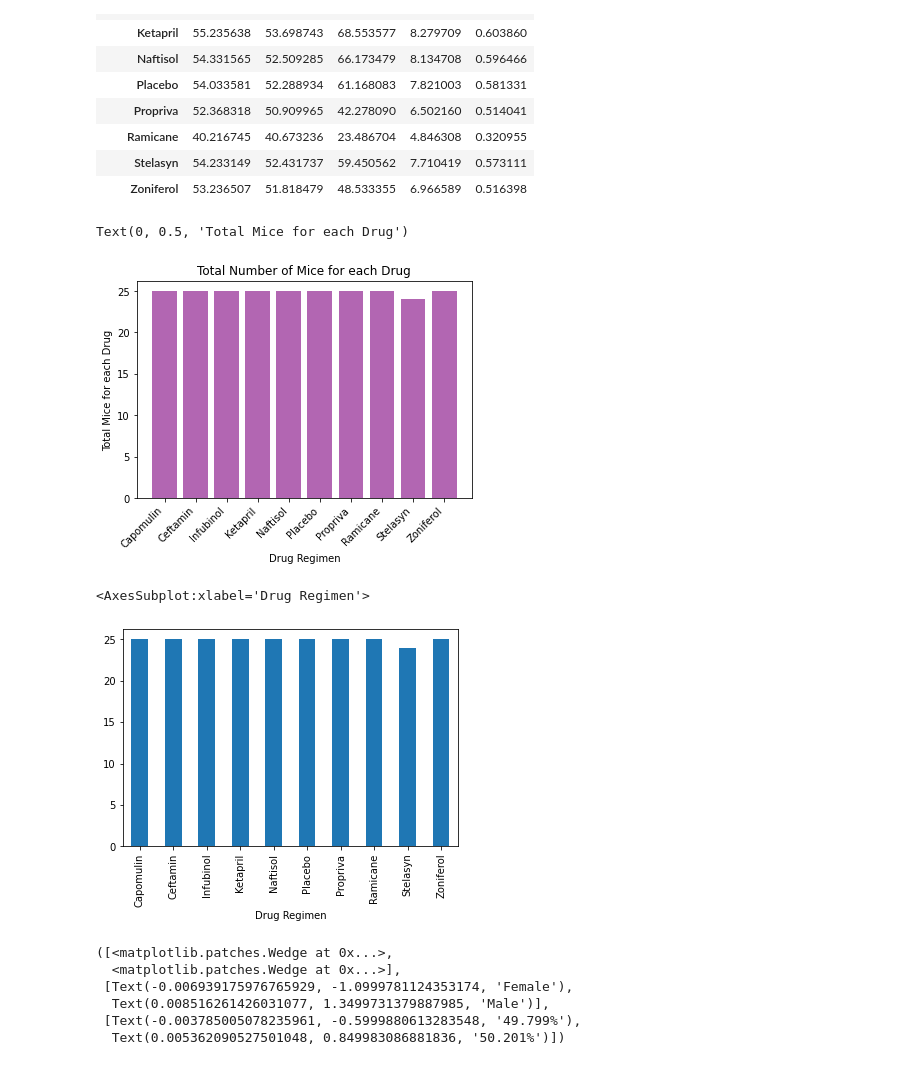
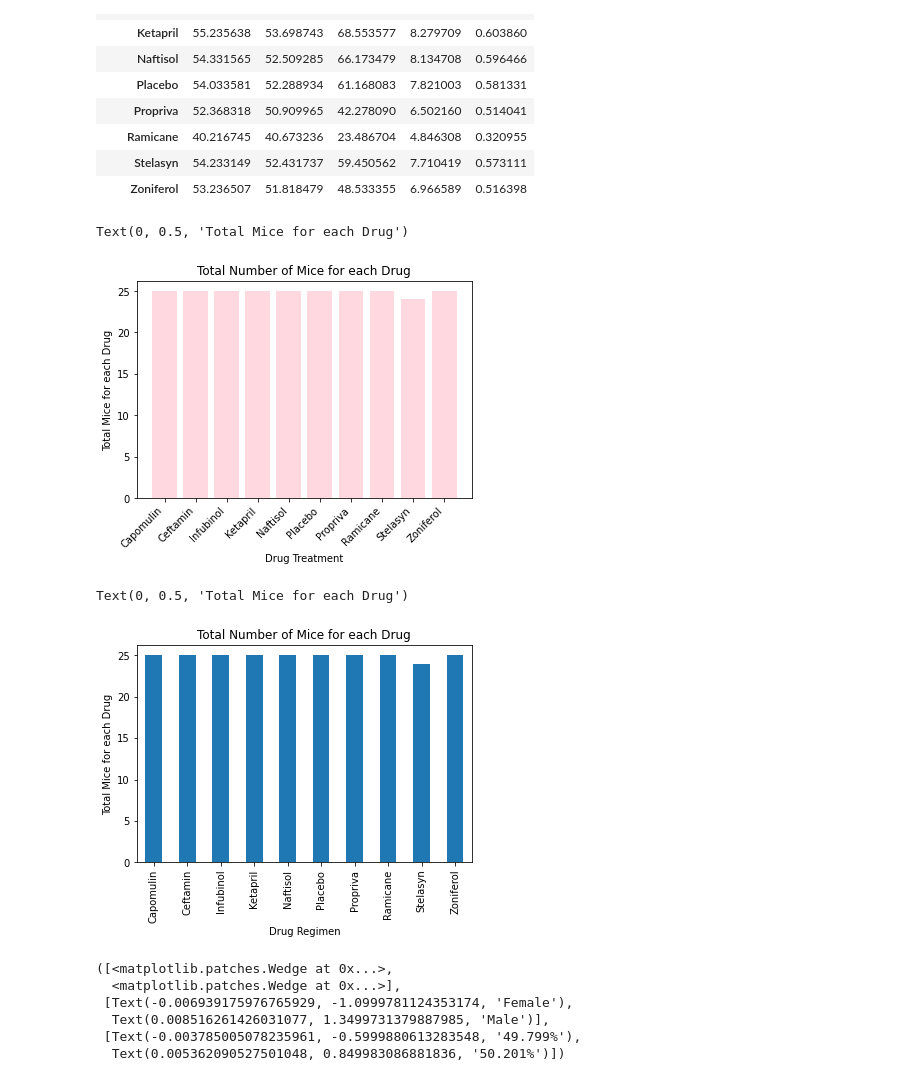
Before and after one commit to Geogith/Anti-Cancer-Skin-Treatment-Study, a Jupyter notebook: mice_study/Pymaceut.ipynb, the cells around one changed output. Cells and saved outputs as stored; diff of their text form; code cells hidden in the pictures.

Commit message:
Final Copy of Homework 5 completed

```diff
--- a/mice_study/Pymaceut.ipynb
+++ b/mice_study/Pymaceut.ipynb
@@ -97,46 +98,29 @@ df.groupby("Drug Regimen")["Tumor Volume (mm3)"].aggregate(["mean", "median", "v
 | Stelasyn | 54.233149 | 52.431737 | 59.450562 | 7.710419 | 0.573111 |
 | Zoniferol | 53.236507 | 51.818479 | 48.533355 | 6.966589 | 0.516398 |
 # %%
-# 3. Create a bar plot using Matplotlib' pyplot that shows the number of total mice for each treatment regimen
+# 3. Create a bar plot using Matplotlib's pyplot that shows the number of total mice for each treatment regimen
 #    throughout the course of study.
-# Matplotlib.pyplot.bar:
-# x_axis = np.arange(len(total_mice))
-# df.total_mice = np.arange(len("Mouse ID"))
 
-# df.groupby("Mouse ID").nunique().count()
-# df = combine_mouse_study.copy()
-# treatment = ["Capomulin", "Ceftamin", "Infubinol", "Ketapril", "Naftisol", "Placebo", "Propriva", "Ramicane", "Stelasyn", "Zoniferol"]
-# total_mice = ["Mouse ID"]
-
-
-x_axis = ["Capomulin", "Ceftamin", "Infubinol", "Ketapril", "Naftisol", "Placebo", "Propriva", "Ramicane", "Stelasyn", "Zoniferol"]
+x_axis = ["Capomulin", "Ceftamin", "Infubinol", "Ketapril", "Naftisol", "Placebo", "Propriva", "Ramicane", \
+          "Stelasyn", "Zoniferol"]
 dfplot = df.groupby("Drug Regimen").nunique()["Mouse ID"]
-
-plt.bar(x_axis, dfplot, color="purple", alpha=0.6)
+plt.bar(x_axis, dfplot, color="pink", alpha=0.6)
 plt.title("Total Number of Mice for each Drug")
 plt.xticks(x_axis, rotation=45, ha ="right")
-plt.xlim()
-plt.ylim()
-plt.xlabel("Drug Regimen")
+plt.xlabel("Drug Treatment")
 plt.ylabel("Total Mice for each Drug")
 # %% [output]
 Text(0, 0.5, 'Total Mice for each Drug')
-[figure, old version]
+[figure, new version]
 # %%
-# 3B. Create a bar plot using both Panda's DataFrame.plot() that shows the number of total mice for each treatment regimen throughout the course of study
+# 3B. Create a bar plot using both Panda's DataFrame.plot() that shows the number of total mice for each
+#     treatment regimen throughout the course of study
 
-# treatment = ["Capomulin", "Ceftamin", "Infubinol", "Ketapril", "Naftisol", "Placebo", "Propriva", "Ramicane", "Stelasyn", "Zoniferol"
-
-# df = pd.DataFrame({"Drug Regimen", "Mouse ID"})
-# df.total_mice = np.arange(len("Mouse ID"))
-
-
-# x_axis = np.arange(len(total_mice))
-# plotdata[x_axis, "treatment"].plot(kind="bar")
-
-
+# df = combine_mouse_study.copy()
 dfplot.plot.bar()
+plt.title("Total Number of Mice for each Drug")
+plt.ylabel("Total Mice for each Drug")
 # %% [output]
-<AxesSubplot:xlabel='Drug Regimen'>
+Text(0, 0.5, 'Total Mice for each Drug')
-[figure, old version]
+[figure, new version]
 # %%
```
Also changed, not shown: parts of 14 cells of this notebook.
